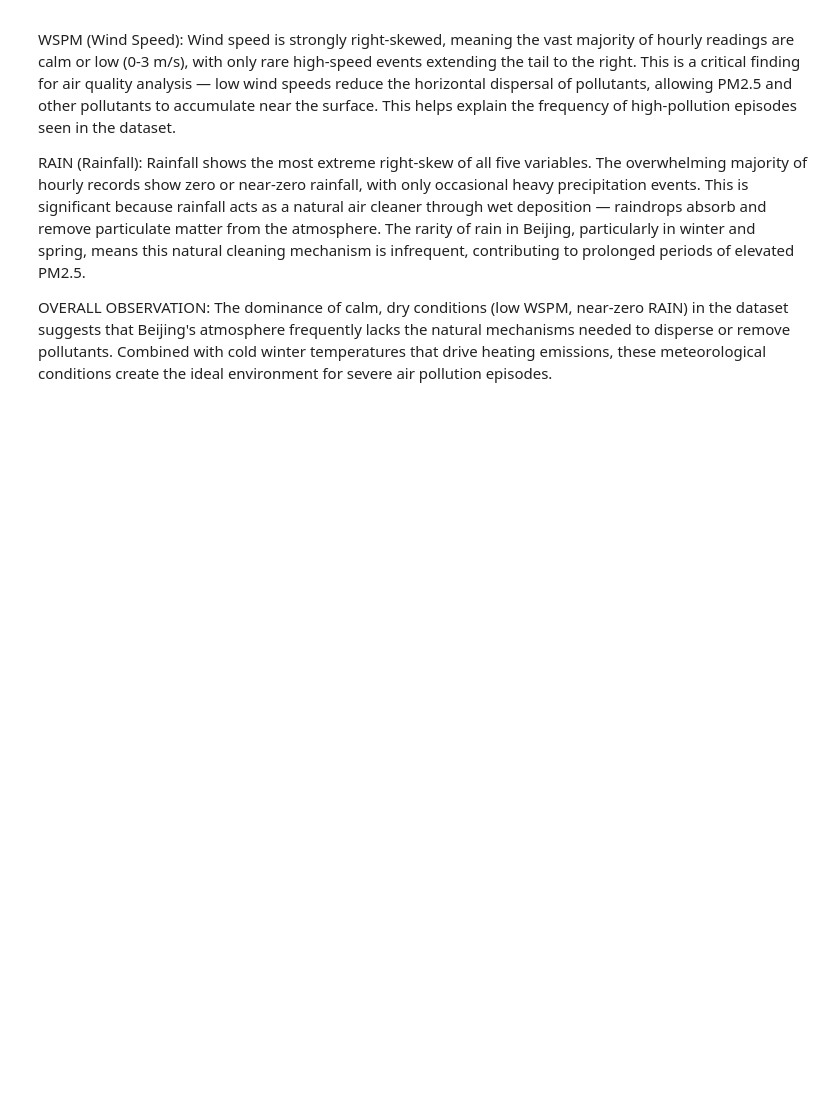
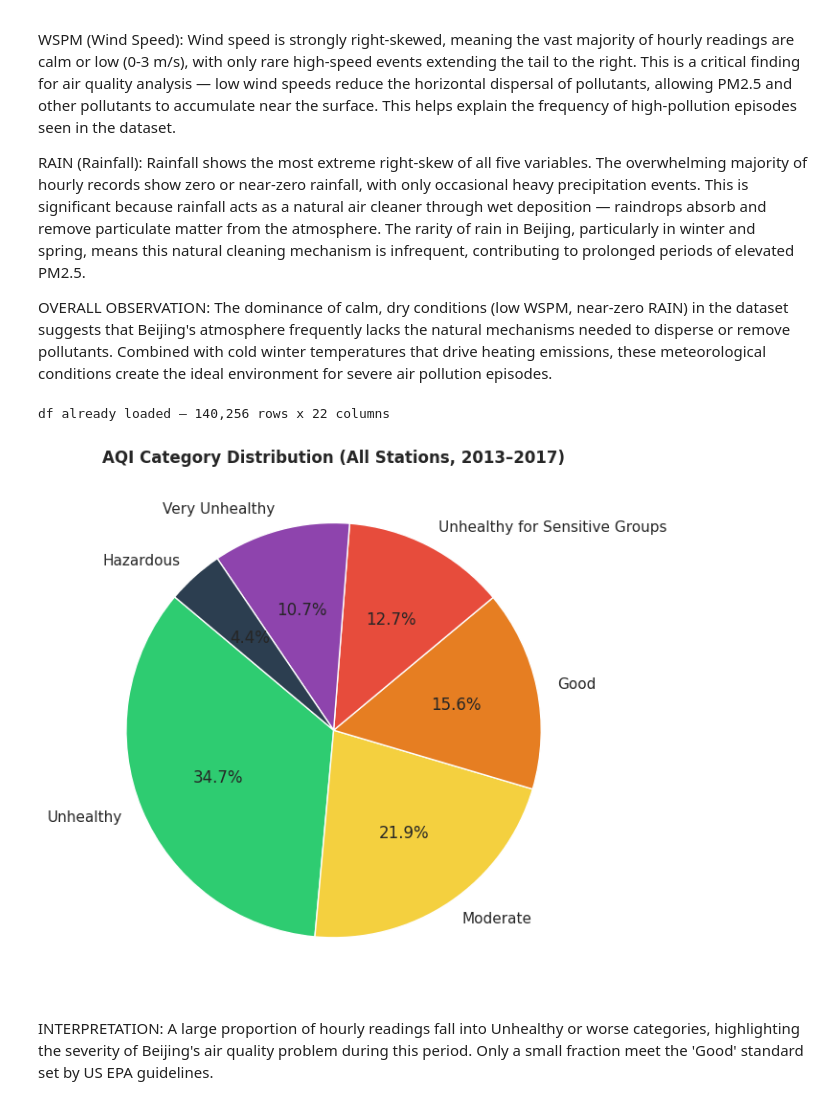
Before and after one commit to AJasa1983/Assessment_Repo, a Jupyter notebook: programmng_for_Data_Analysis_st20350980.ipynb, the cells around one changed output. Drawn from its saved outputs; the diff is of its cells as text; code cells hidden in the pictures; blank space fills up the shorter version.

Commit message:
Added AQI Distribution to my Project

```diff
--- a/programmng_for_Data_Analysis_st20350980.ipynb
+++ b/programmng_for_Data_Analysis_st20350980.ipynb
@@ -513,3 +513,82 @@ dataset suggests that Beijing's atmosphere frequently lacks the natural
 mechanisms needed to disperse or remove pollutants. Combined with cold
 winter temperatures that drive heating emissions, these meteorological
 conditions create the ideal environment for severe air pollution episodes.
+# %%
+# ── SAFETY CHECK ─────────────────────────────────────────────────────────
+# If df is not defined it means the session was reset.
+# Re-run from the data loading cell above first.
+
+import os, glob, pandas as pd
+
+if 'df' not in dir():
+    print('WARNING: df not found — reloading data now...')
+
+    # Reload the CSV files (same as Task 1 recap cell)
+    city_files = glob.glob('*.csv')
+
+    if not city_files:
+        print('ERROR: No CSV files found in current directory.')
+        print('Make sure you are in the correct folder.')
+    else:
+        all_data = [pd.read_csv(f) for f in city_files]
+        df = pd.concat(all_data, ignore_index=True)
+
+        # Rebuild the key columns added in Task 2.2
+        df['datetime'] = pd.to_datetime(df[['year','month','day','hour']])
+
+        season_map = {
+            12:'Winter', 1:'Winter',  2:'Winter',
+             3:'Spring', 4:'Spring',  5:'Spring',
+             6:'Summer', 7:'Summer',  8:'Summer',
+             9:'Autumn', 10:'Autumn', 11:'Autumn'
+        }
+        df['season'] = df['month'].map(season_map)
+
+        def aqi_category(pm25):
+            if pd.isna(pm25):          return 'Unknown'
+            elif pm25 <= 12.0:         return 'Good'
+            elif pm25 <= 35.4:         return 'Moderate'
+            elif pm25 <= 55.4:         return 'Unhealthy for Sensitive Groups'
+            elif pm25 <= 150.4:        return 'Unhealthy'
+            elif pm25 <= 250.4:        return 'Very Unhealthy'
+            else:                      return 'Hazardous'
+
+        df['AQI_Category'] = df['PM2.5'].apply(aqi_category)
+
+        inner_stations = ['Dongsi', 'Tiantan']
+        df['station_type'] = df['station'].apply(
+            lambda x: 'Inner (Urban)' if x in inner_stations else 'Outer (Suburban)'
+        )
+
+        print(f'df reloaded successfully — {df.shape[0]:,} rows x {df.shape[1]} columns')
+else:
+    print(f'df already loaded — {df.shape[0]:,} rows x {df.shape[1]} columns')
+# %% [output]
+df already loaded — 140,256 rows x 22 columns
+# %%
+
+# UNIVARIATE — AQI CATEGORY PIE CHART ────────────────────────────
+# A pie chart gives an intuitive overview of how often different health
+# risk levels occur across all stations and all years.
+
+aqi_counts = df['AQI_Category'].value_counts()
+
+fig, ax = plt.subplots(figsize=(8, 6))
+ax.pie(
+    aqi_counts,
+    labels=aqi_counts.index,
+    autopct='%1.1f%%',
+    startangle=140,
+    colors=['#2ECC71','#F4D03F','#E67E22','#E74C3C','#8E44AD','#2C3E50']
+)
+ax.set_title('AQI Category Distribution (All Stations, 2013–2017)', fontweight='bold', fontsize=12)
+plt.tight_layout()
+plt.savefig('plot_03_aqi_pie.png', bbox_inches='tight')
+plt.show()
+# %% [output]
+[figure, added]
+# %% [markdown]
+INTERPRETATION:
+A large proportion of hourly readings fall into Unhealthy or worse categories,
+highlighting the severity of Beijing's air quality problem during this period.
+Only a small fraction meet the 'Good' standard set by US EPA guidelines.
```
Also changed, not shown: parts of 4 cells of this notebook.
